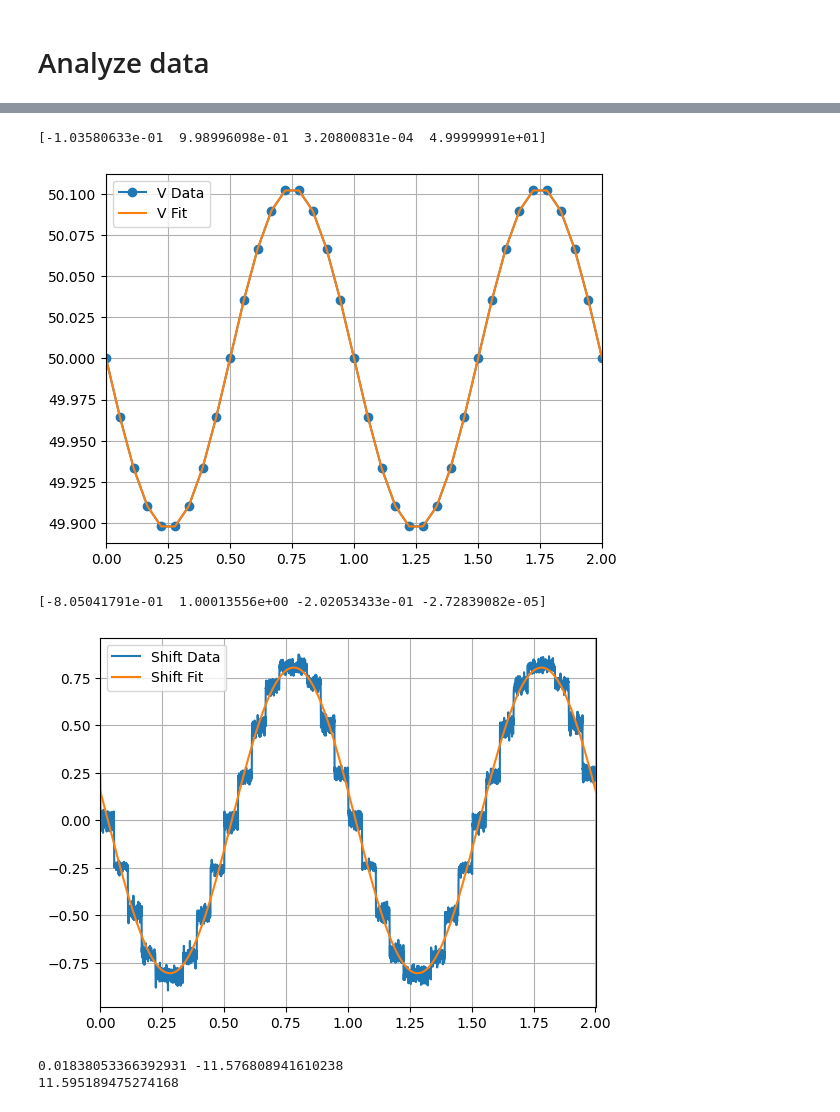
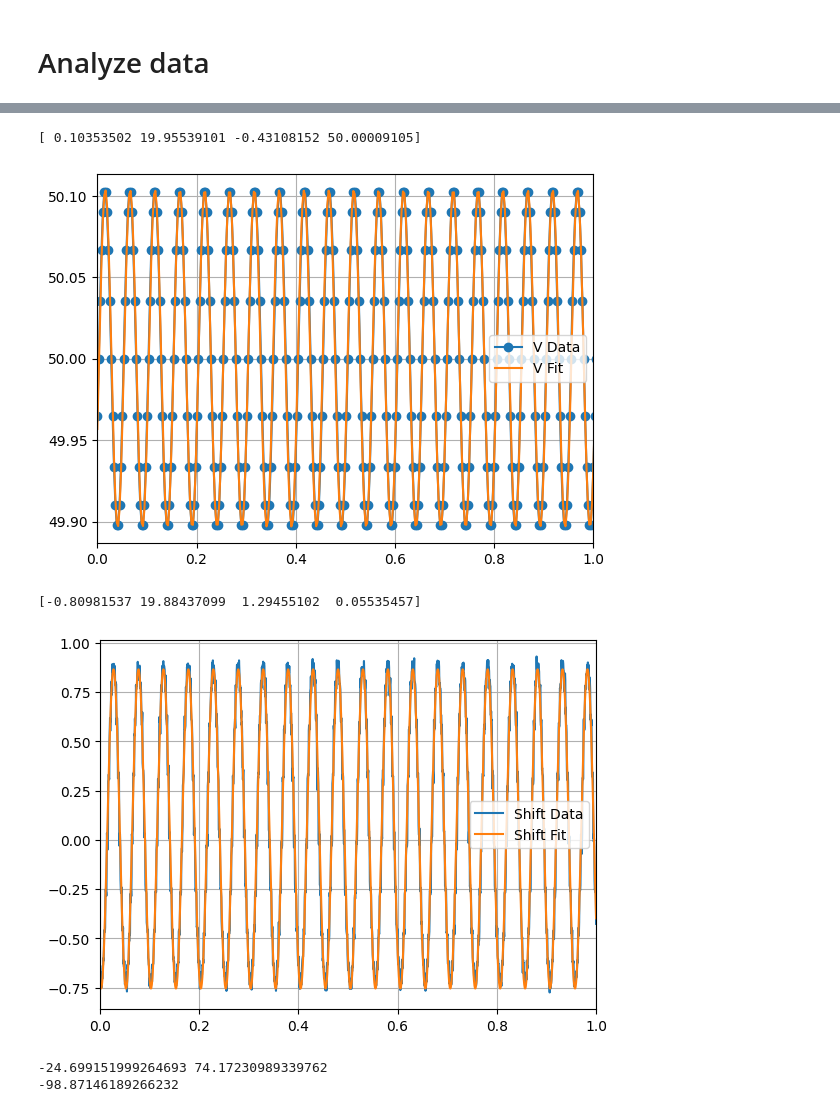
Before and after one commit to nick-lambert/fsm-exps, a Jupyter notebook: test_sin_wave_tilt.ipynb, the cells around one changed output, grey strips where cells are left out. Saved outputs shown, nothing was run; the diff lists cells and outputs as text; code cells hidden in the pictures.

```diff
--- a/test_sin_wave_tilt.ipynb
+++ b/test_sin_wave_tilt.ipynb
@@ -119,7 +119,10 @@ def modulate_fsm():
 
 mod = multiprocessing.Process(name='modulation', target=modulate_fsm, )
 # %%
-sin_freq = 1
+sin_freq = 20
+total_freq = sin_freq * (samps_per_wave-1)
+desired_time_step = 1/total_freq
+print(desired_time_step, total_freq)
 
 exp_dir = f'sin-mod-tilt-{sin_freq:.2f}'
 exp_path = Path(f'{cwd}/data/{exp_dir}')
@@ -298,6 +308,9 @@ plt.show()
 import numpy as np
 import matplotlib.pyplot as plt
 from scipy.optimize import curve_fit
+
+xmax = rel_fsm_times.max()
+xmax = 1
 
 def sine_func(x, amp, freq, phase, offset):
     return amp * np.sin(2*np.pi * freq * x + phase) + offset
@@ -325,7 +338,7 @@ fsm_data_phase = phase * 180/np.pi
 # Plot results
 plt.plot(x, y, '-o', label='V Data')
 plt.plot(x, sine_func(x, *popt), label='V Fit')
-plt.xlim([0, rel_fsm_times.max()])
+plt.xlim([0, xmax])
 plt.grid()
 plt.legend()
 plt.show()
@@ -335,37 +348,37 @@ y = total_shift_as.value
 
 amp0 = (y.max() - y.min())/2
 freq0 = sin_freq
 offset0 = y.max() - amp0
 
 popt, _ = curve_fit(
     sine_func,
     x, y,
     p0=[amp0, freq0, 0, offset0],
     maxfev=100000,
 )
 print(popt)
 phase = popt[2]
 if phase>np.pi/2:
     phase = popt[2] - np.pi
 elif phase<-np.pi/2:
     phase = popt[2] + np.pi
 cam_data_phase = phase* 180/np.pi
 
 # Plot results
 plt.plot(x, y, label='Shift Data')
 plt.plot(x, sine_func(x, *popt), label='Shift Fit')
-plt.xlim([0, rel_fsm_times.max()])
+plt.xlim([0, xmax])
 plt.grid()
 plt.legend()
 plt.show()
 
 rel_phase = (fsm_data_phase - cam_data_phase)
 print(fsm_data_phase, cam_data_phase)
 print(rel_phase)
 # %% [output]
-[-1.03580633e-01  9.98996098e-01  3.20800831e-04  4.99999991e+01]
+[ 0.10353502 19.95539101 -0.43108152 50.00009105]
-[figure, old version]
+[figure, new version]
-[-8.05041791e-01  1.00013556e+00 -2.02053433e-01 -2.72839082e-05]
+[-0.80981537 19.88437099  1.29455102  0.05535457]
-[figure, old version]
+[figure, new version]
-0.01838053366392931 -11.576808941610238
-11.595189475274168
+-24.699151999264693 74.17230989339762
+-98.87146189266232
```
Also changed, not shown: parts of 7 cells of this notebook, 1 other file.
